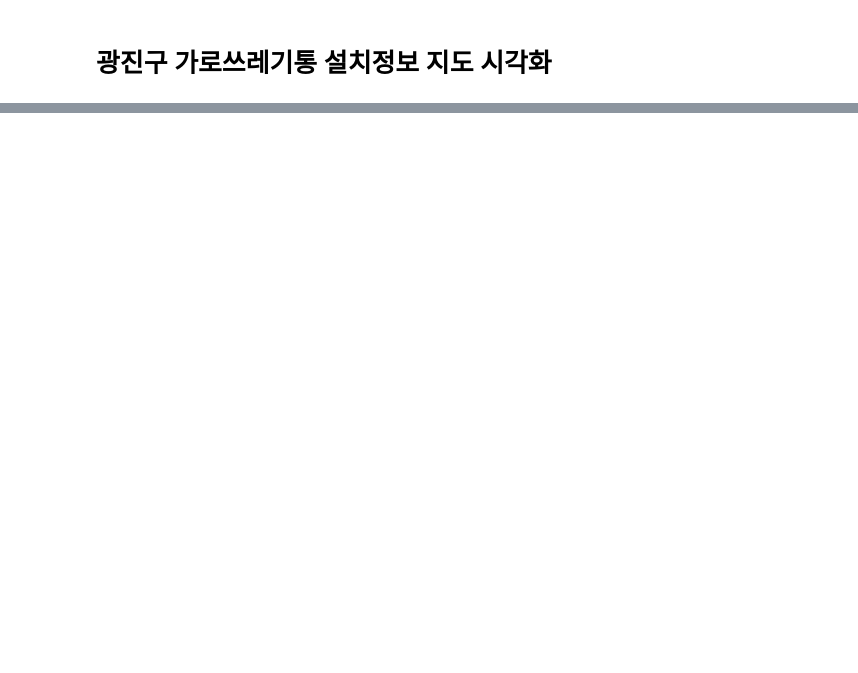
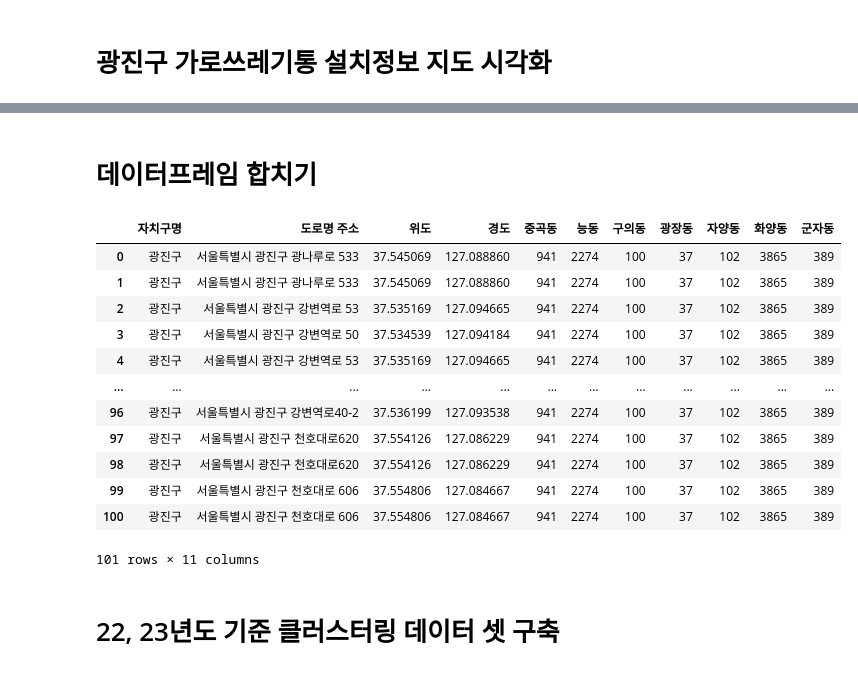
Before and after one commit to hyeeunjeong/bigdata, a Jupyter notebook: 광진구 빅데이터 분석.ipynb, the cells around one changed output, grey strips where cells are left out. Cells and saved outputs as stored; diff of their text form; code cells hidden in the pictures; blank space fills up the shorter version.

```diff
--- a/광진구 빅데이터 분석.ipynb
+++ b/광진구 빅데이터 분석.ipynb
@@ -138 +135,3 @@ gwangjin_trash
 [interactive output not drawn]
+# %% [markdown]
+# 데이터프레임 합치기
@@ -138,0 +144,22 @@ gwangjin_trash
+# %%
+file1=pd.read_excel('광진구 빅데이터 가로쓰레기통 설치정보 모델링용.xlsx')
+file2=pd.read_excel('인구수 비례 행정동 배출량 수정.xlsx')
+result=pd.merge(file1, file2)
+result_df=pd.DataFrame(data=result)
+result_df
+# %% [output]
+|  | 자치구명 | 도로명 주소 | 위도 | 경도 | 중곡동 | 능동 | 구의동 | 광장동 | 자양동 | 화양동 | 군자동 |
+| 0 | 광진구 | 서울특별시 광진구 광나루로 533 | 37.545069 | 127.088860 | 941 | 2274 | 100 | 37 | 102 | 3865 | 389 |
+| 1 | 광진구 | 서울특별시 광진구 광나루로 533 | 37.545069 | 127.088860 | 941 | 2274 | 100 | 37 | 102 | 3865 | 389 |
+| 2 | 광진구 | 서울특별시 광진구 강변역로 53 | 37.535169 | 127.094665 | 941 | 2274 | 100 | 37 | 102 | 3865 | 389 |
+| 3 | 광진구 | 서울특별시 광진구 강변역로 50 | 37.534539 | 127.094184 | 941 | 2274 | 100 | 37 | 102 | 3865 | 389 |
+| 4 | 광진구 | 서울특별시 광진구 강변역로 53 | 37.535169 | 127.094665 | 941 | 2274 | 100 | 37 | 102 | 3865 | 389 |
+| ... | ... | ... | ... | ... | ... | ... | ... | ... | ... | ... | ... |
+| 96 | 광진구 | 서울특별시 광진구 강변역로40-2 | 37.536199 | 127.093538 | 941 | 2274 | 100 | 37 | 102 | 3865 | 389 |
+| 97 | 광진구 | 서울특별시 광진구 천호대로620 | 37.554126 | 127.086229 | 941 | 2274 | 100 | 37 | 102 | 3865 | 389 |
+| 98 | 광진구 | 서울특별시 광진구 천호대로620 | 37.554126 | 127.086229 | 941 | 2274 | 100 | 37 | 102 | 3865 | 389 |
+| 99 | 광진구 | 서울특별시 광진구 천호대로 606 | 37.554806 | 127.084667 | 941 | 2274 | 100 | 37 | 102 | 3865 | 389 |
+| 100 | 광진구 | 서울특별시 광진구 천호대로 606 | 37.554806 | 127.084667 | 941 | 2274 | 100 | 37 | 102 | 3865 | 389 |
+101 rows × 11 columns
+# %% [markdown]
+# 22, 23년도 기준 클러스터링 데이터 셋 구축
```
Also changed, not shown: parts of 15 cells of this notebook, 2 other files.
